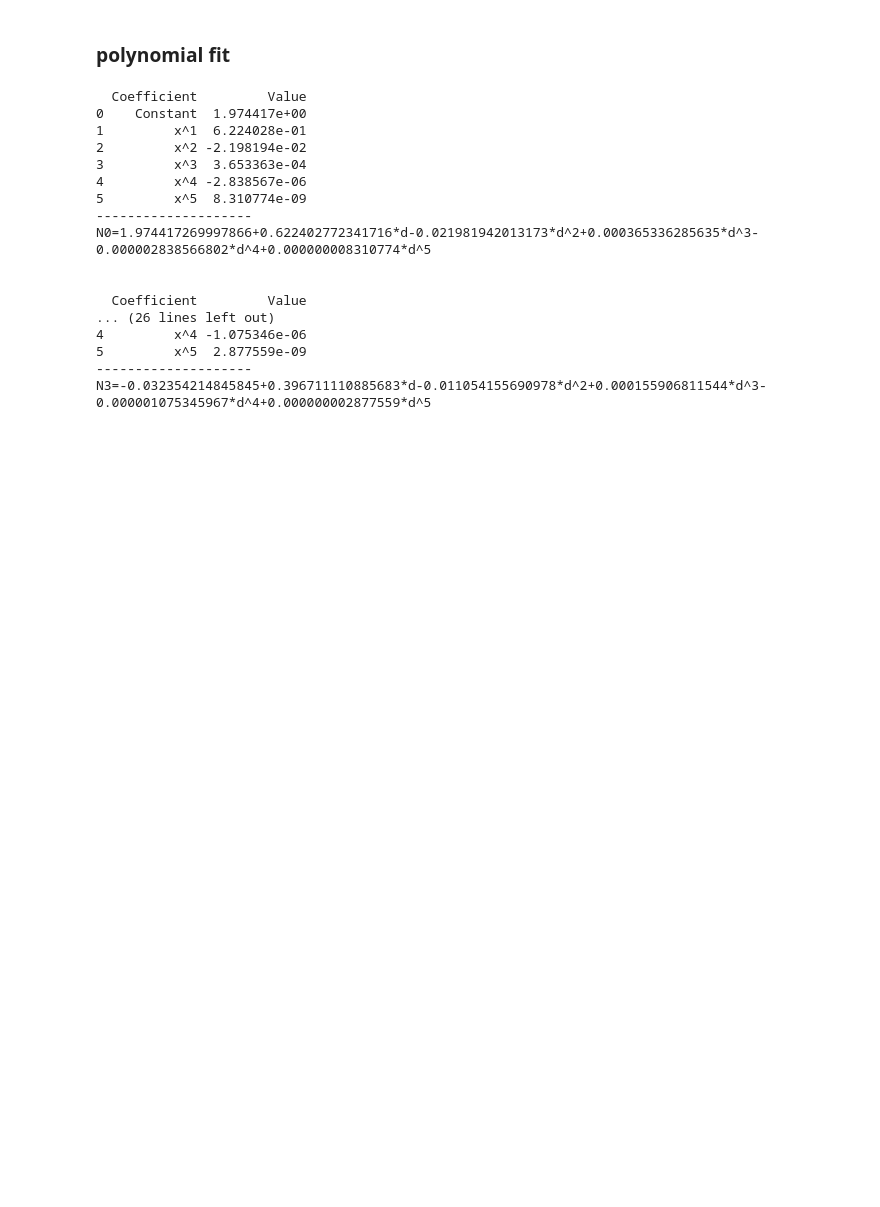
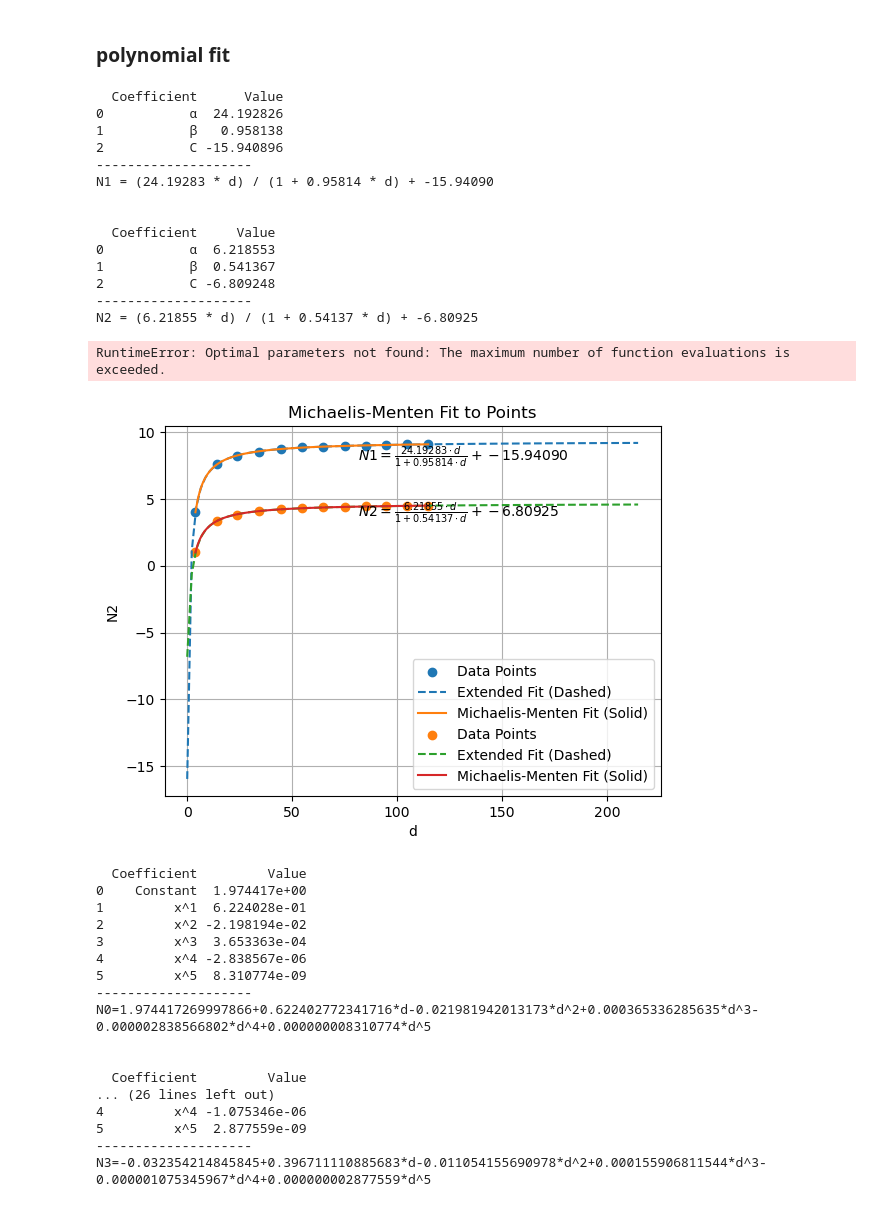
Before and after one commit to Cathyhjj/neighbor, a Jupyter notebook: 20240806_simple_example.ipynb, the cells around one changed output. Drawn from its saved outputs; the diff is of its cells as text; code cells hidden in the pictures; blank space fills up the shorter version.

```diff
--- a/20240806_simple_example.ipynb
+++ b/20240806_simple_example.ipynb
@@ -445,6 +384,45 @@ Processed size: 64.82124140487284 A with 4 shells
 ... (12 outputs left out)
 # %% [markdown]
 ### polynomial fit
+# %%
+plt.figure()
+
+# Loop through each shell and fit the Michaelis-Menten function
+for i in range(1, 5):
+    shell = f'shell_{i}'
+    fit = fit_michaelis_menten(
+        np.array(sizes_all[shell]),
+        np.array(CNs_all[shell]),
+        new_figure=False,
+        xlabel="d",
+        ylabel=f"N{i}"
+    )
+
+# Create the legend labels
+legend_labels = [f'{shell} shell' for shell in CNs_all.keys()]
+
+# Add the legend with appropriate labels
+plt.legend(legend_labels)
+plt.ylim(0, 25)
+
+plt.show()
+# %% [output]
+  Coefficient      Value
+0           α  24.192826
+1           β   0.958138
+2           C -15.940896
+--------------------
+N1 = (24.19283 * d) / (1 + 0.95814 * d) + -15.94090
+
+
+  Coefficient     Value
+0           α  6.218553
+1           β  0.541367
+2           C -6.809248
+--------------------
+N2 = (6.21855 * d) / (1 + 0.54137 * d) + -6.80925
+RuntimeError: Optimal parameters not found: The maximum number of function evaluations is exceeded.
+[figure, added]
 # %%
 from neighbor_core import fit_polynomial
 import matplotlib.pyplot as plt
```
Also changed, not shown: parts of 13 cells of this notebook.
